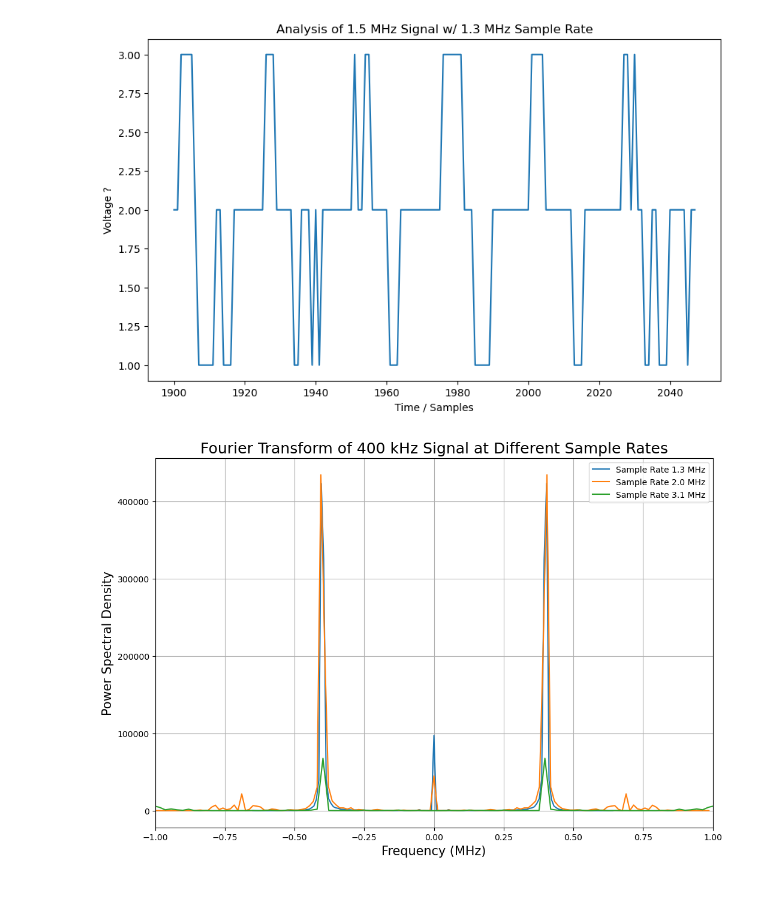
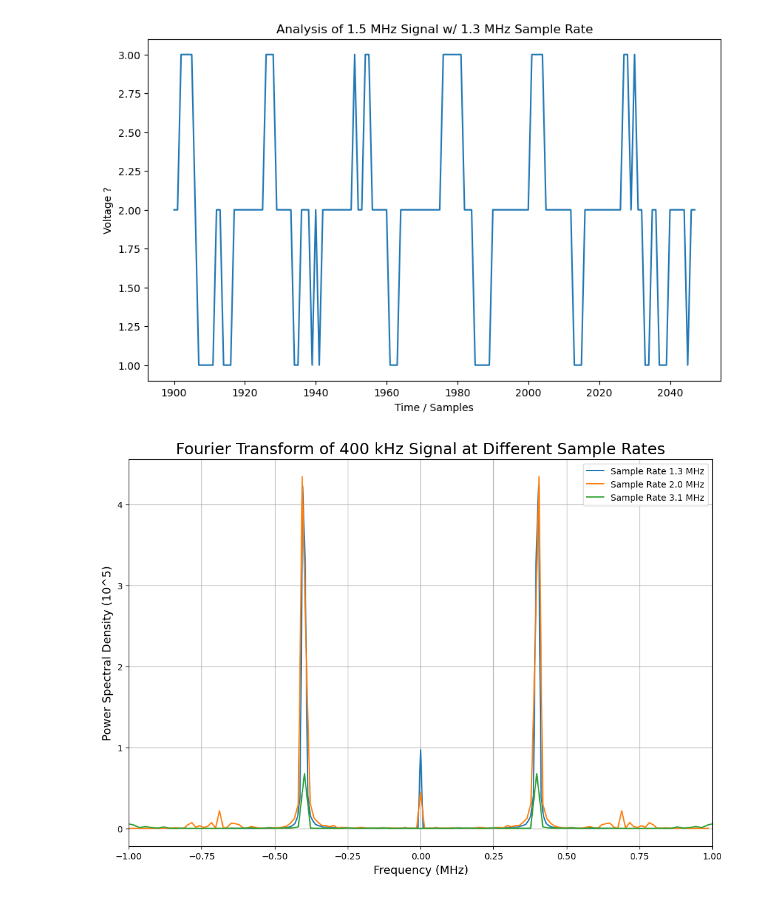
Before and after one commit to Brandon102002/ugastro, a Jupyter notebook: lab_1_analysis.ipynb, the cells around one changed output. Cells and saved outputs as stored; diff of their text form; code cells hidden in the pictures.

```diff
--- a/lab_1_analysis.ipynb
+++ b/lab_1_analysis.ipynb
@@ -155,26 +155,26 @@ plt.show()
 # %%
 datasets = [data_400khz_1300khz, data_400khz_2000khz, data_400khz_3100khz]
 sample_rates = [1.3e6, 2.0e6, 3.1e6]
 sample_rate_titles = ["1.3 MHz", "2.0 MHz", "3.1 MHz"]
 N = len(indices)
 
 plt.figure(figsize=(12, 8))
 
 for i, data in enumerate(datasets):
     fft_data = fft(data)
     fft_data_shifted = fftshift(fft_data)
     freq_bins = fftshift(fftfreq(N, d=1/sample_rates[i]))
 
     power_spectrum = abs(fft_data_shifted) ** 2
 
-    plt.plot(freq_bins / 1e6, power_spectrum, label=f"Sample Rate {sample_rate_titles[i]}")
+    plt.plot(freq_bins / 1e6, power_spectrum / 1e5, label=f"Sample Rate {sample_rate_titles[i]}")
 
 plt.xlabel("Frequency (MHz)", size=13)
 plt.xlim((-1, 1))
-plt.ylabel("Power Spectral Density", size=13)
+plt.ylabel("Power Spectral Density (10^5)", size=13)
 plt.title("Fourier Transform of 400 kHz Signal at Different Sample Rates", size=18)
 plt.legend()
 plt.grid(True)
 plt.show()
 # %% [output]
-[figure, old version]
+[figure, new version]
```
Also changed, not shown: parts of 2 cells of this notebook.
